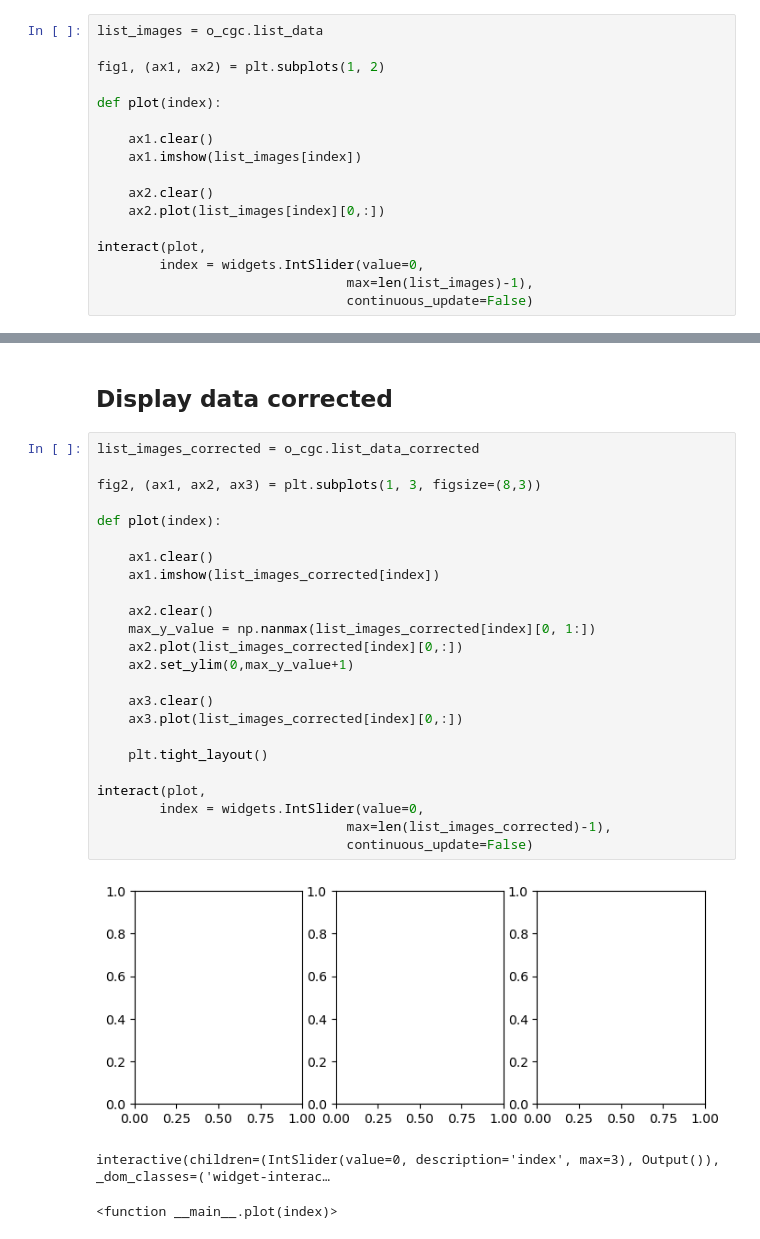
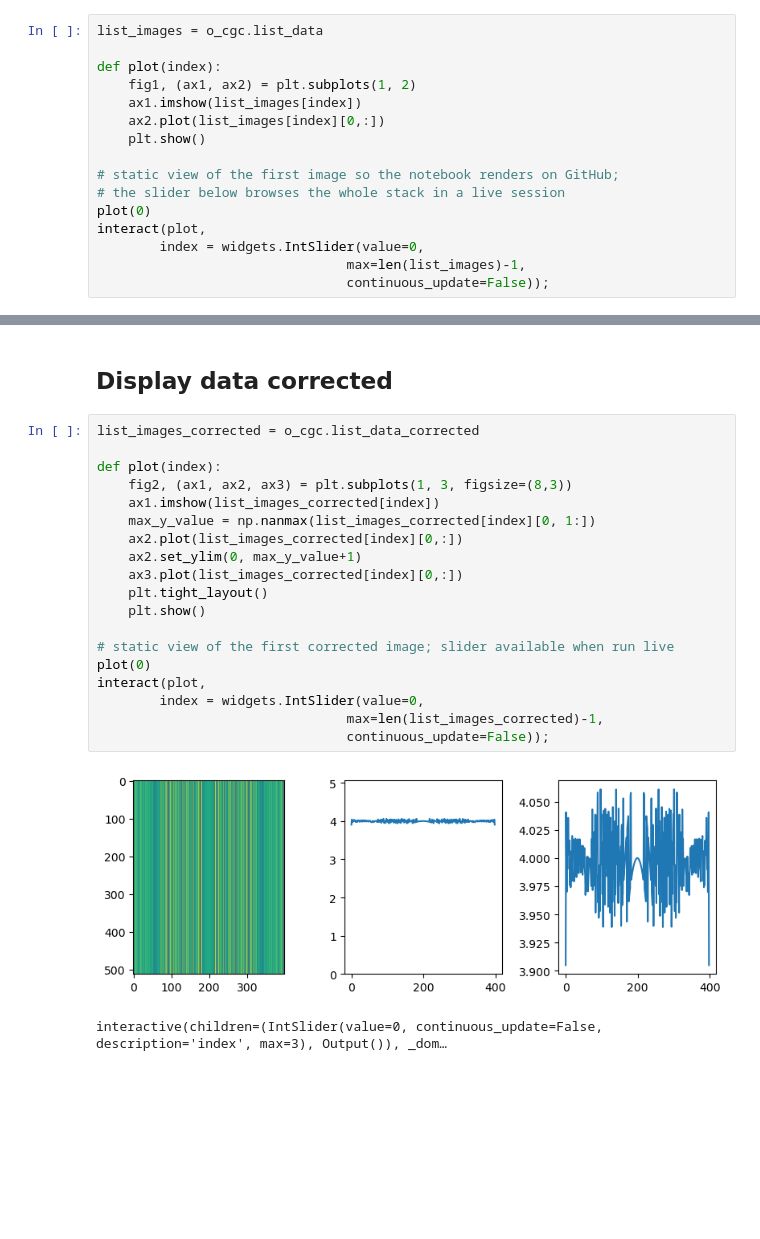
Before and after one commit to ornlneutronimaging/CylindricalGeometryCorrection, a Jupyter notebook: notebooks/tutorial_inhomogeneous_tiff.ipynb, the cells around one changed output, grey strips where cells are left out. Drawn from its saved outputs; the diff is of its cells as text; blank space fills up the shorter version.

```diff
--- a/notebooks/tutorial_inhomogeneous_tiff.ipynb
+++ b/notebooks/tutorial_inhomogeneous_tiff.ipynb
@@ -28,18 +29,17 @@ o_cgc.load_files(notebook=True)
 # %%
 list_images = o_cgc.list_data
 
-fig1, (ax1, ax2) = plt.subplots(1, 2)
+def plot(index):
+    fig1, (ax1, ax2) = plt.subplots(1, 2)
+    ax1.imshow(list_images[index])
+    ax2.plot(list_images[index][0,:])
+    plt.show()
 
-def plot(index):
-
-    ax1.clear()
-    ax1.imshow(list_images[index])
-
-    ax2.clear()
-    ax2.plot(list_images[index][0,:])
-
+# static view of the first image so the notebook renders on GitHub;
+# the slider below browses the whole stack in a live session
+plot(0)
 interact(plot,
         index = widgets.IntSlider(value=0,
-                                max=len(list_images)-1),
-                                continuous_update=False)
+                                max=len(list_images)-1,
+                                continuous_update=False));
 # %% [output]
@@ -69,28 +68,22 @@ o_cgc.correct(notebook=True)
 # %%
 list_images_corrected = o_cgc.list_data_corrected
 
-fig2, (ax1, ax2, ax3) = plt.subplots(1, 3, figsize=(8,3))
-
 def plot(index):
-
-    ax1.clear()
+    fig2, (ax1, ax2, ax3) = plt.subplots(1, 3, figsize=(8,3))
     ax1.imshow(list_images_corrected[index])
-
-    ax2.clear()
     max_y_value = np.nanmax(list_images_corrected[index][0, 1:])
     ax2.plot(list_images_corrected[index][0,:])
-    ax2.set_ylim(0,max_y_value+1)
+    ax2.set_ylim(0, max_y_value+1)
+    ax3.plot(list_images_corrected[index][0,:])
+    plt.tight_layout()
+    plt.show()
 
-    ax3.clear()
-    ax3.plot(list_images_corrected[index][0,:])
-
-    plt.tight_layout()
-
+# static view of the first corrected image; slider available when run live
+plot(0)
 interact(plot,
         index = widgets.IntSlider(value=0,
-                                max=len(list_images_corrected)-1),
-                                continuous_update=False)
+                                max=len(list_images_corrected)-1,
+                                continuous_update=False));
 # %% [output]
-[figure, old version]
+[figure, new version]
-interactive(children=(IntSlider(value=0, description='index', max=3), Output()), _dom_classes=('widget-interac…
+interactive(children=(IntSlider(value=0, continuous_update=False, description='index', max=3), Output()), _dom…
-<function __main__.plot(index)>
```
Also changed, not shown: parts of 2 cells of this notebook, 3 other files.
